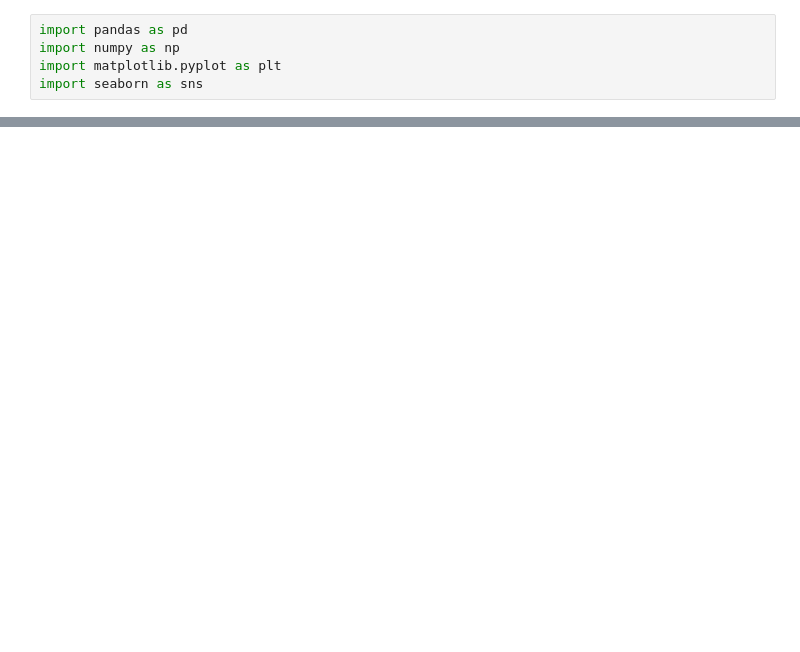
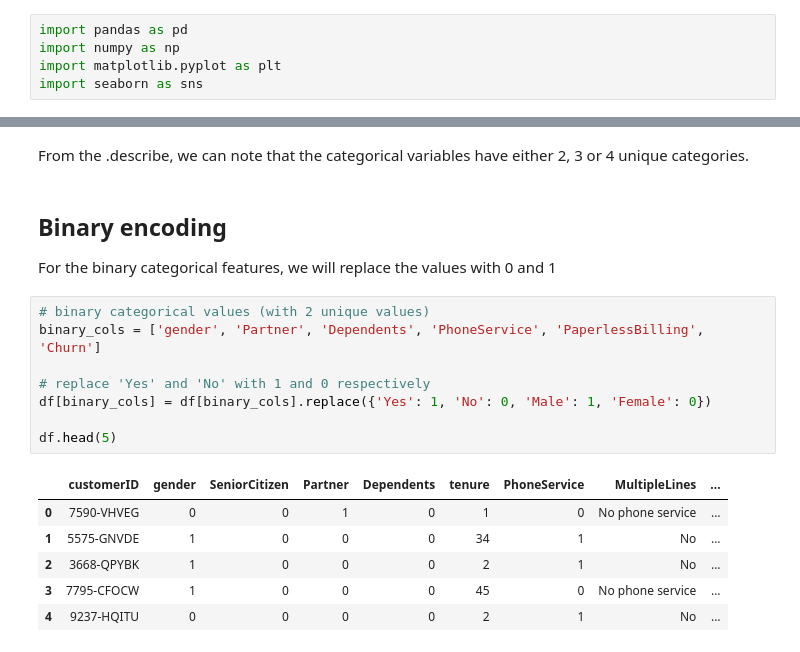
Before and after one commit to Rubieskyama/Customer-chun-predictor, a Jupyter notebook: notebooks/EDA.ipynb, the cells around one changed output, grey strips where cells are left out. Drawn from its saved outputs; the diff is of its cells as text; blank space fills up the shorter version.

```diff
--- a/notebooks/EDA.ipynb
+++ b/notebooks/EDA.ipynb
@@ -31,0 +74,20 @@ data.head(1)
+# %% [markdown]
+From the .describe, we can note that the categorical variables have either 2, 3 or 4 unique categories.
+# %% [markdown]
+## Binary encoding
+For the binary categorical features, we will replace the values with 0 and 1
+# %%
+# binary categorical values (with 2 unique values)
+binary_cols = ['gender', 'Partner', 'Dependents', 'PhoneService', 'PaperlessBilling', 'Churn']
+
+# replace 'Yes' and 'No' with 1 and 0 respectively
+df[binary_cols] = df[binary_cols].replace({'Yes': 1, 'No': 0, 'Male': 1, 'Female': 0})
+
+df.head(5)
+# %% [output]
+|  | customerID | gender | SeniorCitizen | Partner | Dependents | tenure | PhoneService | MultipleLines | ... |
+| 0 | 7590-VHVEG | 0 | 0 | 1 | 0 | 1 | 0 | No phone service | ... |
+| 1 | 5575-GNVDE | 1 | 0 | 0 | 0 | 34 | 1 | No | ... |
+| 2 | 3668-QPYBK | 1 | 0 | 0 | 0 | 2 | 1 | No | ... |
+| 3 | 7795-CFOCW | 1 | 0 | 0 | 0 | 45 | 0 | No phone service | ... |
+| 4 | 9237-HQITU | 0 | 0 | 0 | 0 | 2 | 1 | No | ... |
```
Also changed, not shown: parts of 16 cells of this notebook.
